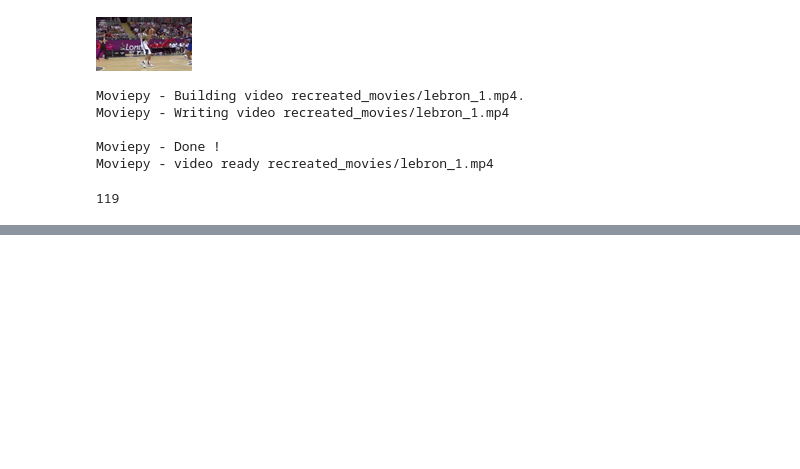
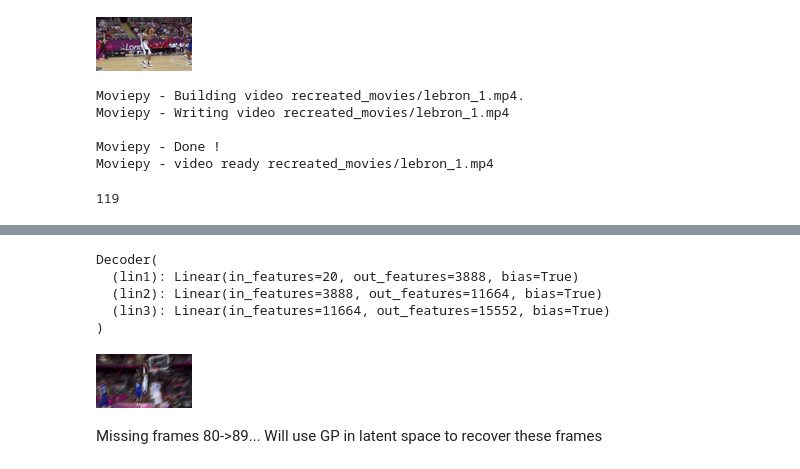
Before and after one commit to joshpapermaster/CS395T-FinalProject, a Jupyter notebook: FinalProject.ipynb, the cells around one changed output, grey strips where cells are left out. Cells and saved outputs as stored; diff of their text form; code cells hidden in the pictures; blank space fills up the shorter version.

```diff
--- a/FinalProject.ipynb
+++ b/FinalProject.ipynb
@@ -258,0 +235,10 @@ tensor([[[0.0902, 0.0941, 0.0980,  ..., 0.2667, 0.1686, 0.0314],
+# %%
+train_images = data[0]
+train_images = train_images[:80] + train_images[90:]
+test_images = train_images[80:90]
+batch_size = 5
+x_len = train_images[0].shape[0]
+y_len = train_images[0].shape[1]
+z_len = train_images[0].shape[2]
+total_len = train_images[0].shape[0]*train_images[0].shape[1]*train_images[0].shape[2]
+train_loader = DataLoader(train_images,batch_size=batch_size,drop_last = True,shuffle=True)
@@ -258,0 +311,20 @@ tensor([[[0.0902, 0.0941, 0.0980,  ..., 0.2667, 0.1686, 0.0314],
+# %%
+trained_encoder = torch.load("models/train_lebron1_encoder")
+trained_encoder.eval()
+trained_decoder = torch.load("models/train_lebron1_decoder")
+trained_decoder.eval()
+# %% [output]
+Decoder(
+  (lin1): Linear(in_features=20, out_features=3888, bias=True)
+  (lin2): Linear(in_features=3888, out_features=11664, bias=True)
+  (lin3): Linear(in_features=11664, out_features=15552, bias=True)
+)
+# %%
+Amu, Alog_var = trained_encoder(train_images[100])
+Aresult = trained_decoder(sample(Amu, Alog_var))
+display_tensor_image(Aresult[0])
+# %% [output]
+[figure, added]
+# %% [markdown]
+Missing frames 80->89...
+Will use GP in latent space to recover these frames
```
Also changed, not shown: parts of 26 cells of this notebook.
